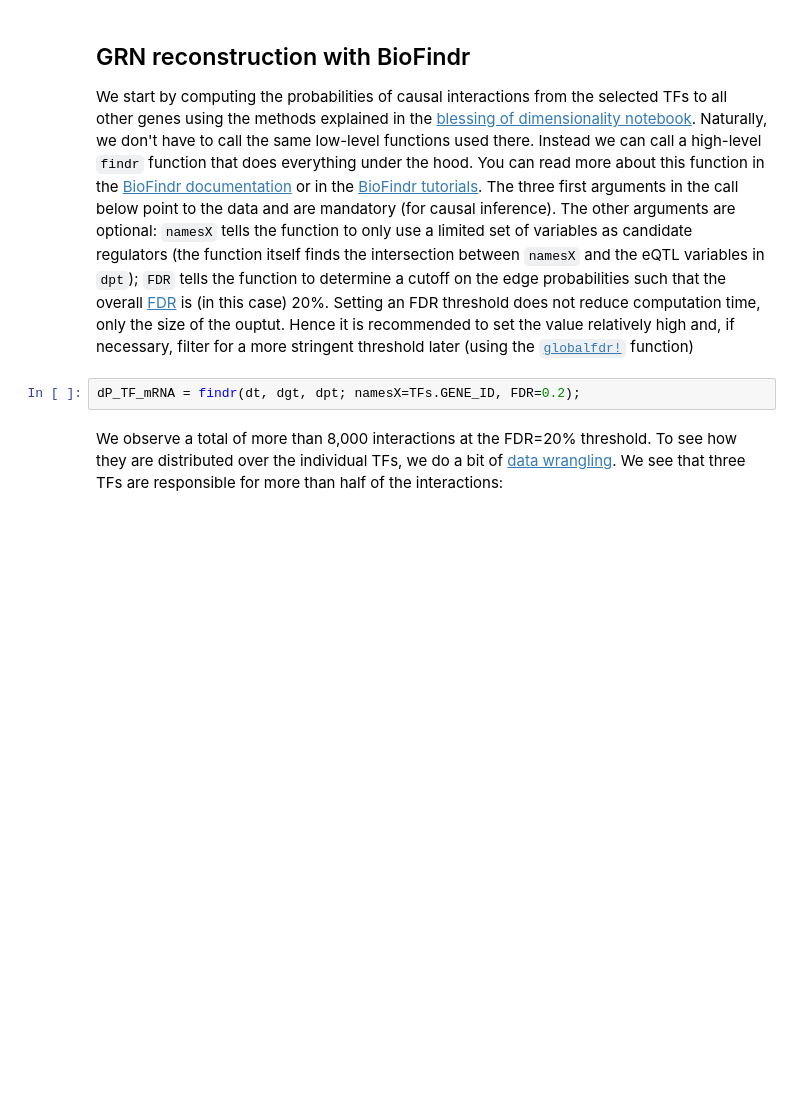
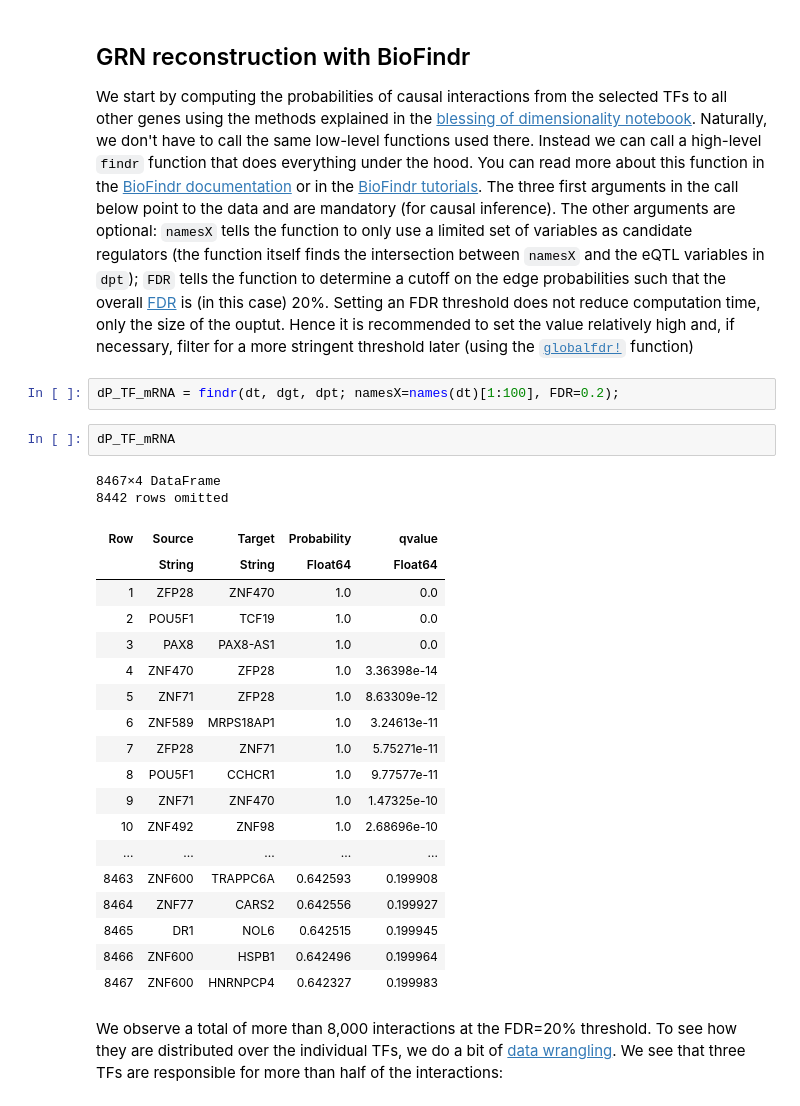
Before and after one commit to tmichoel/causal-inference-short-course, a Jupyter notebook: notebooks/3_grn_reconstruction.ipynb, the cells around one changed output. Cells and saved outputs as stored; diff of their text form; blank space fills up the shorter version.

```diff
--- a/notebooks/3_grn_reconstruction.ipynb
+++ b/notebooks/3_grn_reconstruction.ipynb
@@ -54,7 +54,30 @@ Because this tutorial is only for illustration purposes, we stick with these TFs
 
 We start by computing the probabilities of causal interactions from the selected TFs to all other genes using the methods explained in the [blessing of dimensionality notebook](2_blessing_of_dimensionality.ipynb). Naturally, we don't have to call the same low-level functions used there. Instead we can call a high-level `findr` function that does everything under the hood. You can read more about this function in the [BioFindr documentation](https://lab.michoel.info/BioFindr.jl/stable/testLLR/) or in the [BioFindr tutorials](https://lab.michoel.info/BioFindrTutorials/). The three first arguments in the call below point to the data and are mandatory (for causal inference). The other arguments are optional: `namesX` tells the function to only use a limited set of variables as candidate regulators (the function itself finds the intersection between `namesX` and the eQTL variables in `dpt`); `FDR` tells the function to determine a cutoff on the edge probabilities such that the overall [FDR](https://en.wikipedia.org/wiki/False_discovery_rate) is (in this case) 20%. Setting an FDR threshold does not reduce computation time, only the size of the ouptut. Hence it is recommended to set the value relatively high and, if necessary, filter for a more stringent threshold later (using the [`globalfdr!`](https://lab.michoel.info/BioFindr.jl/stable/utils/#BioFindr.globalfdr!) function)
 # %%
-dP_TF_mRNA = findr(dt, dgt, dpt; namesX=TFs.GENE_ID, FDR=0.2);
+dP_TF_mRNA = findr(dt, dgt, dpt; namesX=names(dt)[1:100], FDR=0.2);
+# %%
+dP_TF_mRNA
+# %% [output]
+8467×4 DataFrame
+8442 rows omitted
+| Row | Source | Target | Probability | qvalue |
+|  | String | String | Float64 | Float64 |
+| 1 | ZFP28 | ZNF470 | 1.0 | 0.0 |
+| 2 | POU5F1 | TCF19 | 1.0 | 0.0 |
+| 3 | PAX8 | PAX8-AS1 | 1.0 | 0.0 |
+| 4 | ZNF470 | ZFP28 | 1.0 | 3.36398e-14 |
+| 5 | ZNF71 | ZFP28 | 1.0 | 8.63309e-12 |
+| 6 | ZNF589 | MRPS18AP1 | 1.0 | 3.24613e-11 |
+| 7 | ZFP28 | ZNF71 | 1.0 | 5.75271e-11 |
+| 8 | POU5F1 | CCHCR1 | 1.0 | 9.77577e-11 |
+| 9 | ZNF71 | ZNF470 | 1.0 | 1.47325e-10 |
+| 10 | ZNF492 | ZNF98 | 1.0 | 2.68696e-10 |
+| ... | ... | ... | ... | ... |
+| 8463 | ZNF600 | TRAPPC6A | 0.642593 | 0.199908 |
+| 8464 | ZNF77 | CARS2 | 0.642556 | 0.199927 |
+| 8465 | DR1 | NOL6 | 0.642515 | 0.199945 |
+| 8466 | ZNF600 | HSPB1 | 0.642496 | 0.199964 |
+| 8467 | ZNF600 | HNRNPCP4 | 0.642327 | 0.199983 |
 # %% [markdown]
 We observe a total of more than 8,000 interactions at the FDR=20% threshold. To see how they are distributed over the individual TFs, we do a bit of [data wrangling](https://dataframes.juliadata.org/stable/). We see that three TFs are responsible for more than half of the interactions:
 # %%
```
Also changed, not shown: parts of 3 cells of this notebook.
